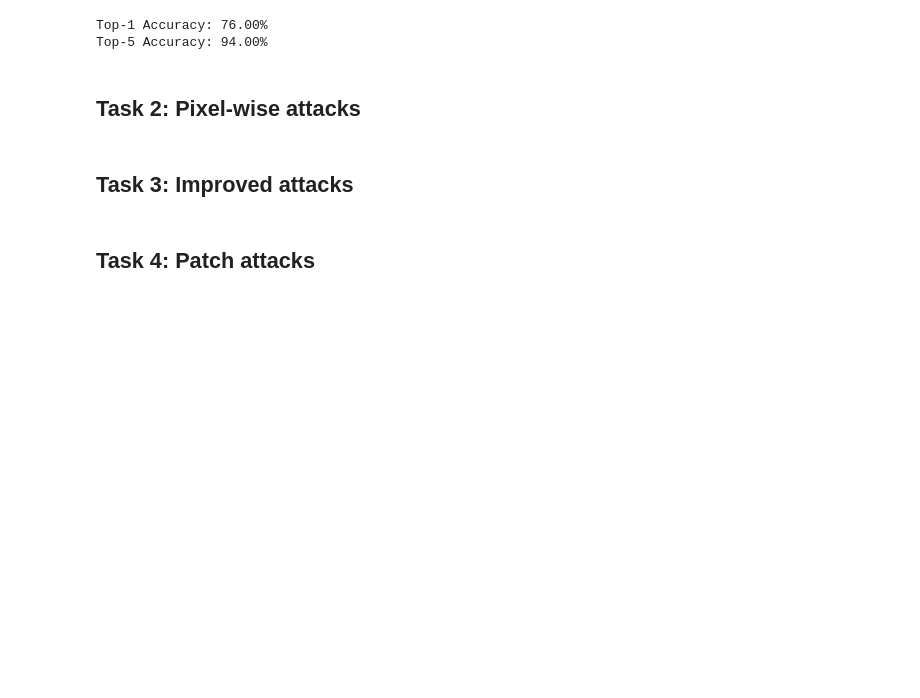
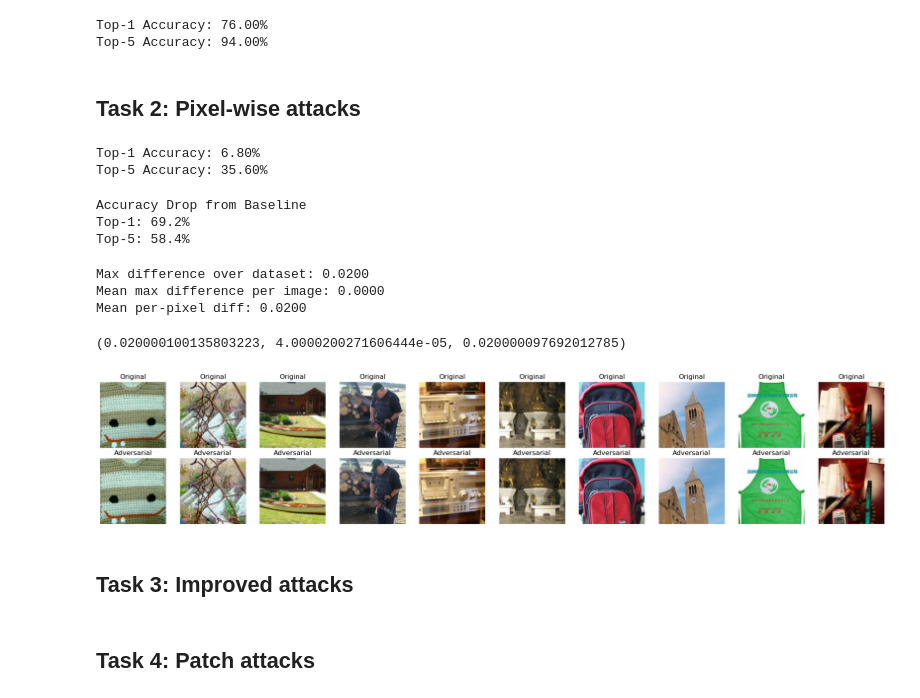
Before and after one commit to gauravkuwar/deep-learning-proj-3, a Jupyter notebook: main.ipynb, the cells around one changed output. Saved outputs shown, nothing was run; the diff lists cells and outputs as text; code cells hidden in the pictures; blank space fills up the shorter version.

Commit message:
task 2 done

```diff
--- a/main.ipynb
+++ b/main.ipynb
@@ -90,3 +159,57 @@ adversarial_test_set_1 = dataset
+# %%
+def fgsm_attack(model, image, label, epsilon):
+    model.eval().to(device)
+    image = image.clone().to(device).detach().requires_grad_(True)
+    label = label.to(device)
+
+    output = model(image)
+    loss = torch.nn.functional.cross_entropy(output, label)
+    model.zero_grad()
+    loss.backward()
+
+    perturbation = epsilon * image.grad.sign()
+    adv_image = image + perturbation
+    return adv_image.detach()
+# %%
+adv_images = []
+adv_labels = []
+
+for idx in tqdm(range(len(dataset))):
+    img, label = dataset[idx]
+    img = img.unsqueeze(0)
+    label_tensor = torch.tensor([label])
+
+    adv_img = fgsm_attack(pretrained_model, img, label_tensor, epsilon=0.02)
+    adv_images.append(adv_img.squeeze(0).detach().cpu())
+    adv_labels.append(label)
+
+adversarial_test_set_1 = TensorDataset(torch.stack(adv_images), torch.tensor(adv_labels))
+# %%
+top1_acc, top5_acc = evaluate(pretrained_model, adversarial_test_set_1)
+task_1_acc = top1_acc, top5_acc
+# %% [output]
+Top-1 Accuracy: 6.80%
+Top-5 Accuracy: 35.60%
+# %%
+print("Accuracy Drop from Baseline")
+print(f"Top-1: {baseline_acc[0] - task_1_acc[0]}%")
+print(f"Top-5: {baseline_acc[1] - task_1_acc[1]}%")
+# %% [output]
+Accuracy Drop from Baseline
+Top-1: 69.2%
+Top-5: 58.4%
+# %%
+similarity_check(dataset, adversarial_test_set_1)
+# %% [output]
+Max difference over dataset: 0.0200
+Mean max difference per image: 0.0000
+Mean per-pixel diff: 0.0200
+(0.020000100135803223, 4.0000200271606444e-05, 0.020000097692012785)
+# %%
+# compare original vs adversarial_test_set_1
+compare_samples(dataset, adversarial_test_set_1)
+# %% [output]
+[figure, added]
 # %% [markdown]
 ## Task 3: Improved attacks
 # %%
```
Also changed, not shown: parts of 11 cells of this notebook.
